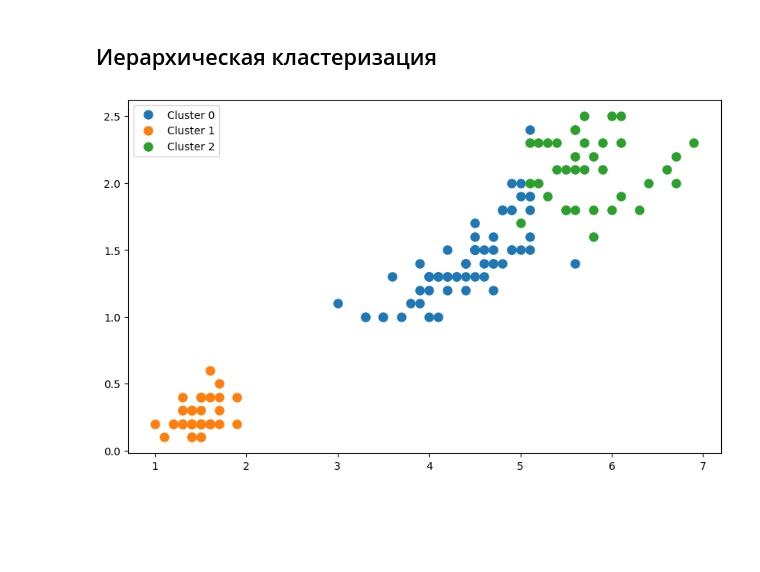
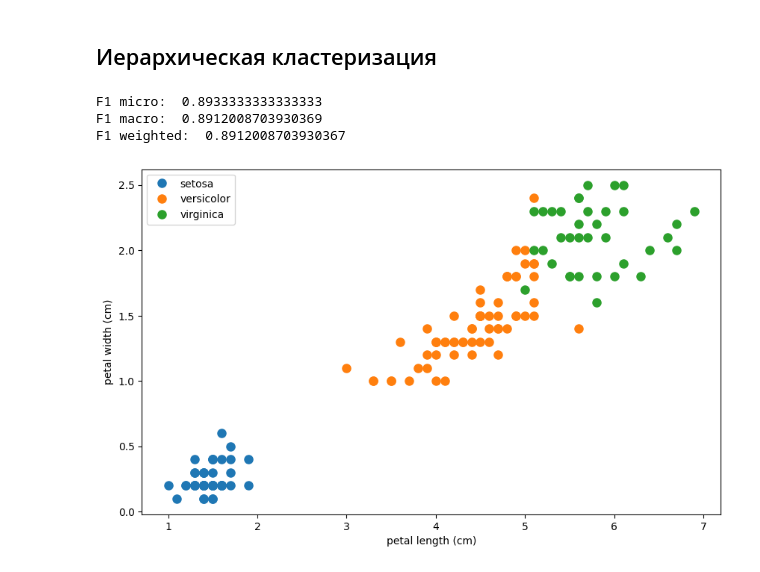
Before and after one commit to DanishevskiyNS/ML, a Jupyter notebook: Lab1 clustering.ipynb, the cells around one changed output. Drawn from its saved outputs; the diff is of its cells as text; code cells hidden in the pictures; blank space fills up the shorter version.

```diff
--- a/Lab1 clustering.ipynb
+++ b/Lab1 clustering.ipynb
@@ -86,15 +86,16 @@ def plot_heatmap(data):
     sns.heatmap(data.corr(), annot=True)
     plt.show()
 
-def plot_clusters(x: np.ndarray, clusters: np.ndarray, features: tuple, title=None, center_points=None):
+def plot_clusters(x: np.ndarray, clusters: np.ndarray, features: tuple, class_names: list[str]=class_names, feature_names: list[str] = feature_names, title=None, center_points=None):
     plt.figure(figsize=(10, 6))
     f1, f2 = features
     cluster_list = set(clusters)
     for c in cluster_list:
         if c == -1:
-            plt.plot(x[clusters == c, f1], x[clusters == c, f2], "o", markersize=8, color='k', label=f'Cluster {c}')
+            plt.plot(x[clusters == c, f1], x[clusters == c, f2], "o", markersize=8, color='k', label=f'Noise')
         else:
-            plt.plot(x[clusters == c, f1], x[clusters == c, f2], "o", markersize=8, label=f'Cluster {c}')
+            plt.plot(x[clusters == c, f1], x[clusters == c, f2], "o", markersize=8,
+                    label=f'{class_names[c]}' if isinstance(class_names, np.ndarray) else f'Cluster {c}')
 
     # Отображаем центроиды кластеров для KMeans
     if isinstance(center_points, np.ndarray):
@@ -102,6 +103,8 @@ def plot_clusters(x: np.ndarray, clusters: np.ndarray, features: tuple, title=No
             plt.scatter(point[f1], point[f2], s=120, color='k')
     if title:
         plt.title(title)
+    plt.xlabel(feature_names[f1])
+    plt.ylabel(feature_names[f2])
     plt.legend()
     plt.show()
 
@@ -392,9 +430,15 @@ plot_clusters(X_iris, clusters, (2, 3))
 ## Иерархическая кластеризация
 # %%
 from sklearn.cluster import AgglomerativeClustering
-agg_clustering = AgglomerativeClustering(n_clusters=None, compute_full_tree=True, distance_threshold=7)
+agg_clustering = AgglomerativeClustering(n_clusters=None, compute_full_tree=True, distance_threshold=7, linkage='ward')
 clusters = agg_clustering.fit_predict(X_iris, y_iris)
 
-plot_clusters(X_iris, clusters, (2,3))
+label_order = [1, 0, 2]
+corrected_clusters = hc_labels(clusters, label_order)
+print_f1_scores(y_iris, corrected_clusters)
+plot_clusters(X_iris, corrected_clusters, (2,3))
 # %% [output]
+F1 micro:  0.8933333333333333
+F1 macro:  0.8912008703930369
+F1 weighted:  0.8912008703930367
-[figure, old version]
+[figure, new version]
```
Also changed, not shown: parts of 13 cells of this notebook.
